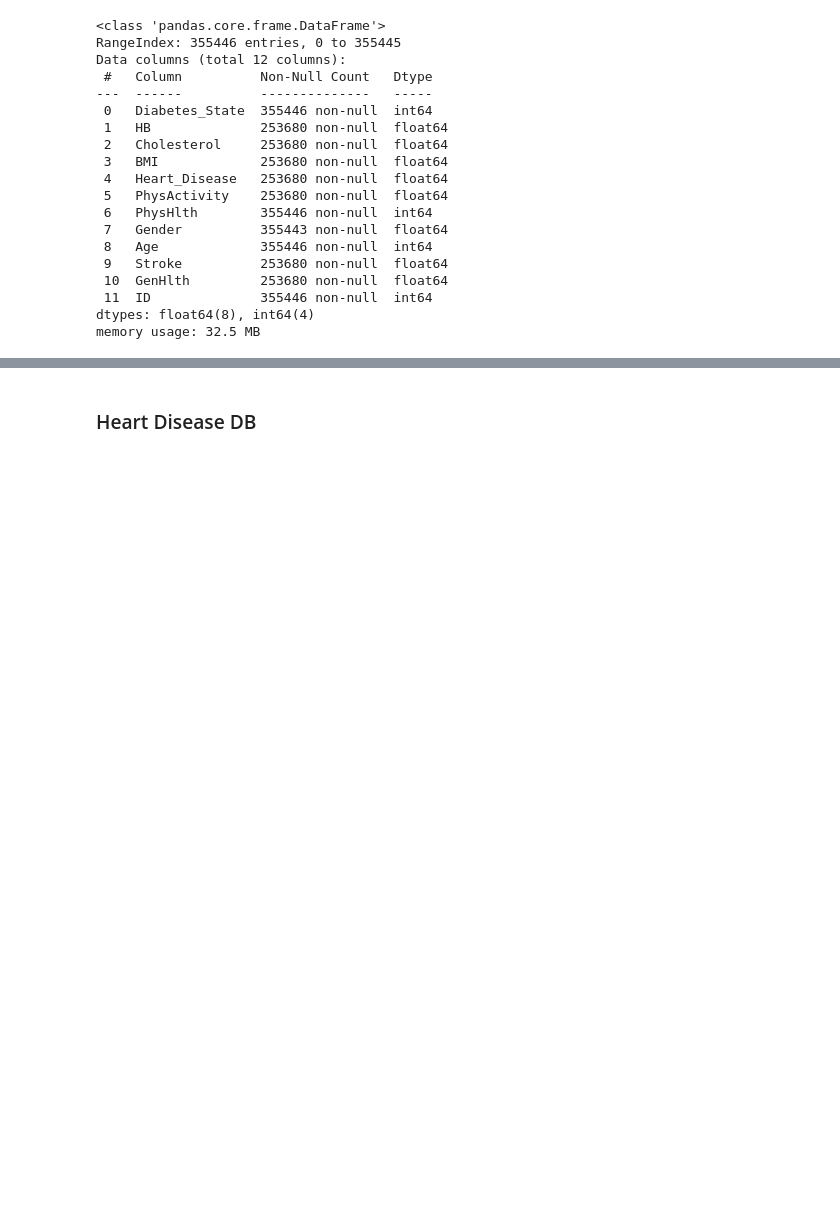
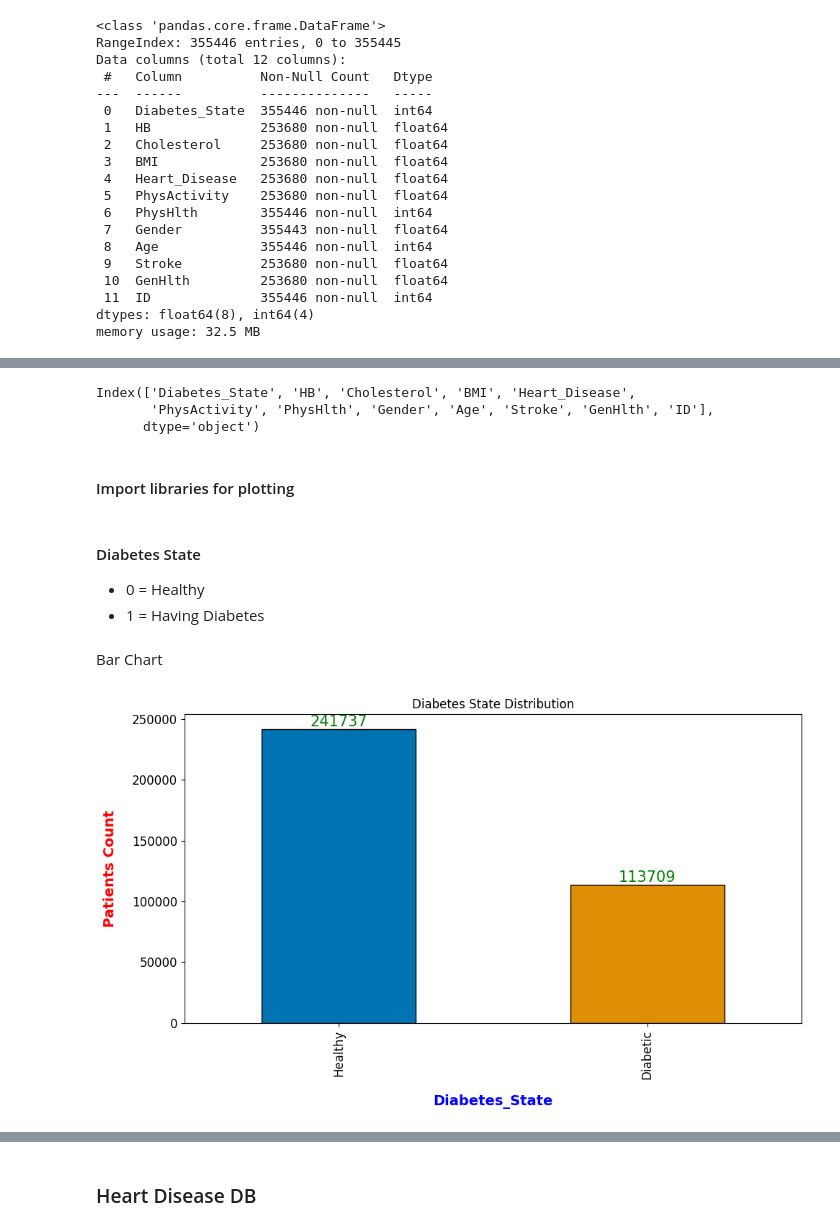
Before and after one commit to SiefShama/Healthcare-Predictive-Analytics-Project, a Jupyter notebook: Healthcare_Predictive_Analytics_Project.ipynb, the cells around one changed output, grey strips where cells are left out. Saved outputs shown, nothing was run; the diff lists cells and outputs as text; code cells hidden in the pictures; blank space fills up the shorter version.

```diff
--- a/Healthcare_Predictive_Analytics_Project.ipynb
+++ b/Healthcare_Predictive_Analytics_Project.ipynb
@@ -987,0 +1109,8 @@ Drive already mounted at /content/drive; to attempt to forcibly remount, call dr
+# %%
+Diabetic_DB.columns
+# %% [output]
+Index(['Diabetes_State', 'HB', 'Cholesterol', 'BMI', 'Heart_Disease',
+       'PhysActivity', 'PhysHlth', 'Gender', 'Age', 'Stroke', 'GenHlth', 'ID'],
+      dtype='object')
+# %% [markdown]
+#### Import libraries for plotting
@@ -987,0 +1137,25 @@ Drive already mounted at /content/drive; to attempt to forcibly remount, call dr
+# %% [markdown]
+#### Diabetes State
+- 0 = Healthy
+- 1 = Having Diabetes
+# %% [markdown]
+Bar Chart
+# %%
+fig = plt.figure(figsize=(10, 6))
+Labels = ['Healthy','Diabetic']
+ax = Diabetic_DB['Diabetes_State'].value_counts().plot(kind='bar', color=sns.color_palette('colorblind'), edgecolor='black')
+ax.set_xticklabels(Labels)
+for p in ax.patches:
+    ax.annotate(int(p.get_height()), (p.get_x() +0.25, p.get_height() +0.5),
+                ha='center', va='bottom', color='green', size=15)
+
+    ax.tick_params(axis='both', labelsize=12)
+
+plt.xlabel('Diabetes_State', fontsize=14, weight='bold', labelpad=15, color='blue')
+plt.ylabel('Patients Count', fontsize=14, weight='bold', labelpad=15, color='red')
+plt.title('Diabetes State Distribution')
+plt.tight_layout()
+
+plt.show()
+# %% [output]
+[figure, added]
```
Also changed, not shown: parts of 224 cells of this notebook.
